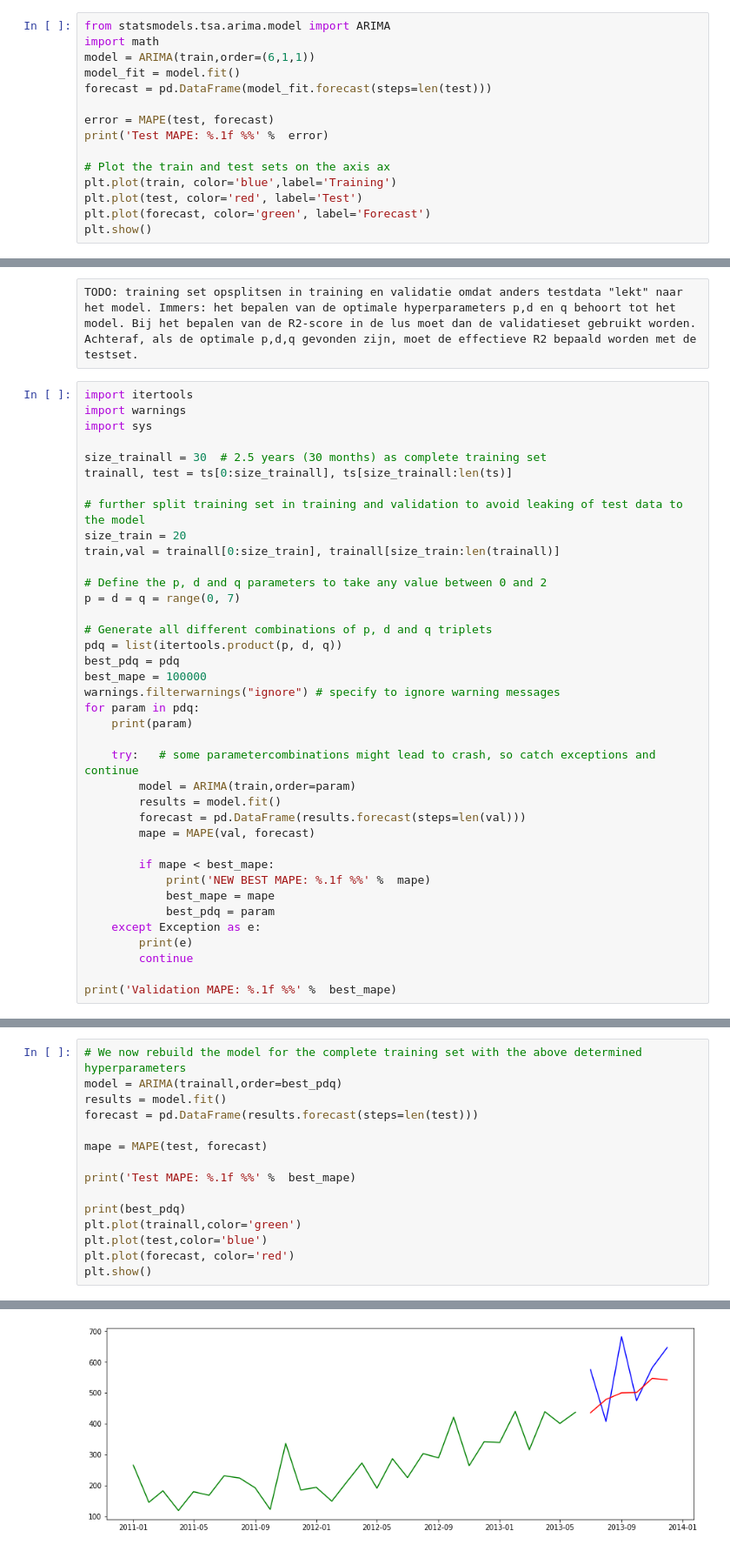
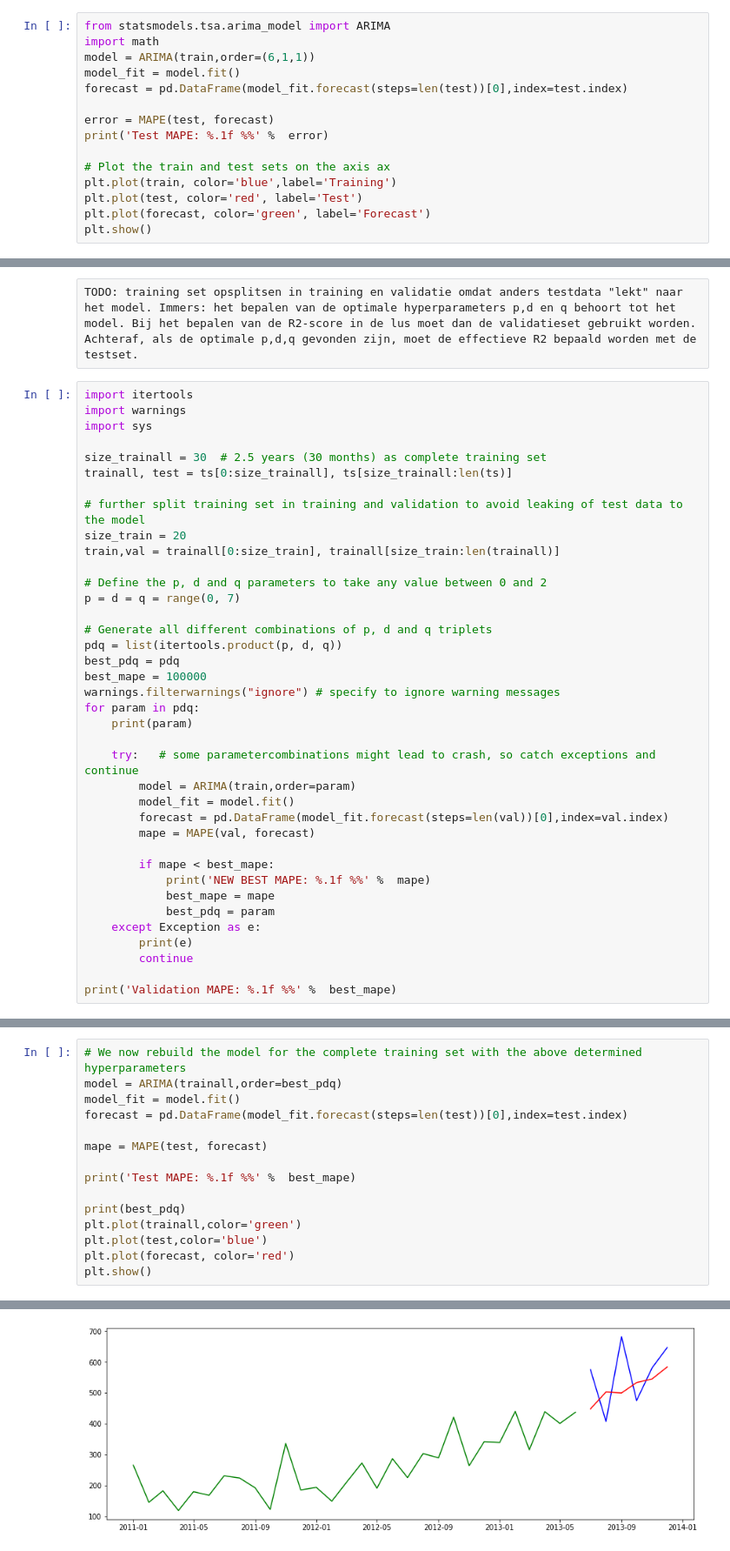
Before and after one commit to HOGENT-Databases/BI-BigData, a Jupyter notebook: notebooks/TS_ARIMA.ipynb, the cells around one changed output, grey strips where cells are left out. Shown at 87% size. Saved outputs shown, nothing was run; the diff lists cells and outputs as text.

```diff
--- a/notebooks/TS_ARIMA.ipynb
+++ b/notebooks/TS_ARIMA.ipynb
@@ -264,11 +264,11 @@ def MAPE(y_true, y_pred):
     y_pred = y_pred.values
     return np.mean(np.abs((y_true - y_pred) / y_true)) * 100
 # %%
-from statsmodels.tsa.arima.model import ARIMA
+from statsmodels.tsa.arima_model import ARIMA
 import math
 model = ARIMA(train,order=(6,1,1))
 model_fit = model.fit()
-forecast = pd.DataFrame(model_fit.forecast(steps=len(test)))
+forecast = pd.DataFrame(model_fit.forecast(steps=len(test))[0],index=test.index)
 
 error = MAPE(test, forecast)
 print('Test MAPE: %.1f %%' %  error)
@@ -310,8 +310,8 @@ for param in pdq:
 
     try:   # some parametercombinations might lead to crash, so catch exceptions and continue
         model = ARIMA(train,order=param)
-        results = model.fit()
-        forecast = pd.DataFrame(results.forecast(steps=len(val)))
+        model_fit = model.fit()
+        forecast = pd.DataFrame(model_fit.forecast(steps=len(val))[0],index=val.index)
         mape = MAPE(val, forecast)
 
         if mape < best_mape:
@@ -344,8 +344,8 @@ Validation MAPE: 1177.5 %
 # %%
 # We now rebuild the model for the complete training set with the above determined hyperparameters
 model = ARIMA(trainall,order=best_pdq)
-results = model.fit()
-forecast = pd.DataFrame(results.forecast(steps=len(test)))
+model_fit = model.fit()
+forecast = pd.DataFrame(model_fit.forecast(steps=len(test))[0],index=test.index)
 
 mape = MAPE(test, forecast)
 
@@ -362,2 +362,2 @@ Test MAPE: 9.4 %
-[figure, old version]
+[figure, new version]
 # %% [markdown]
```
Also changed, not shown: parts of 5 cells of this notebook.
